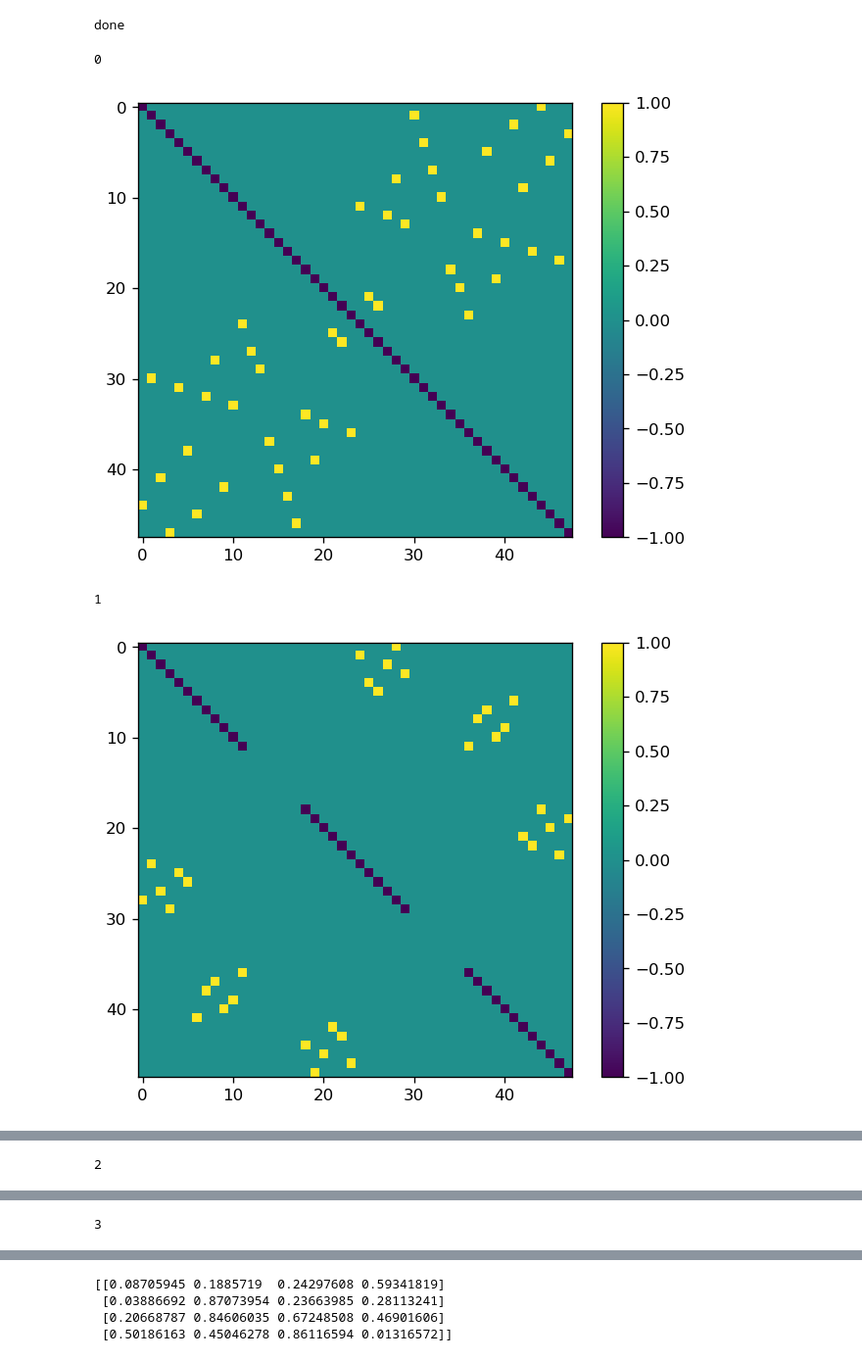
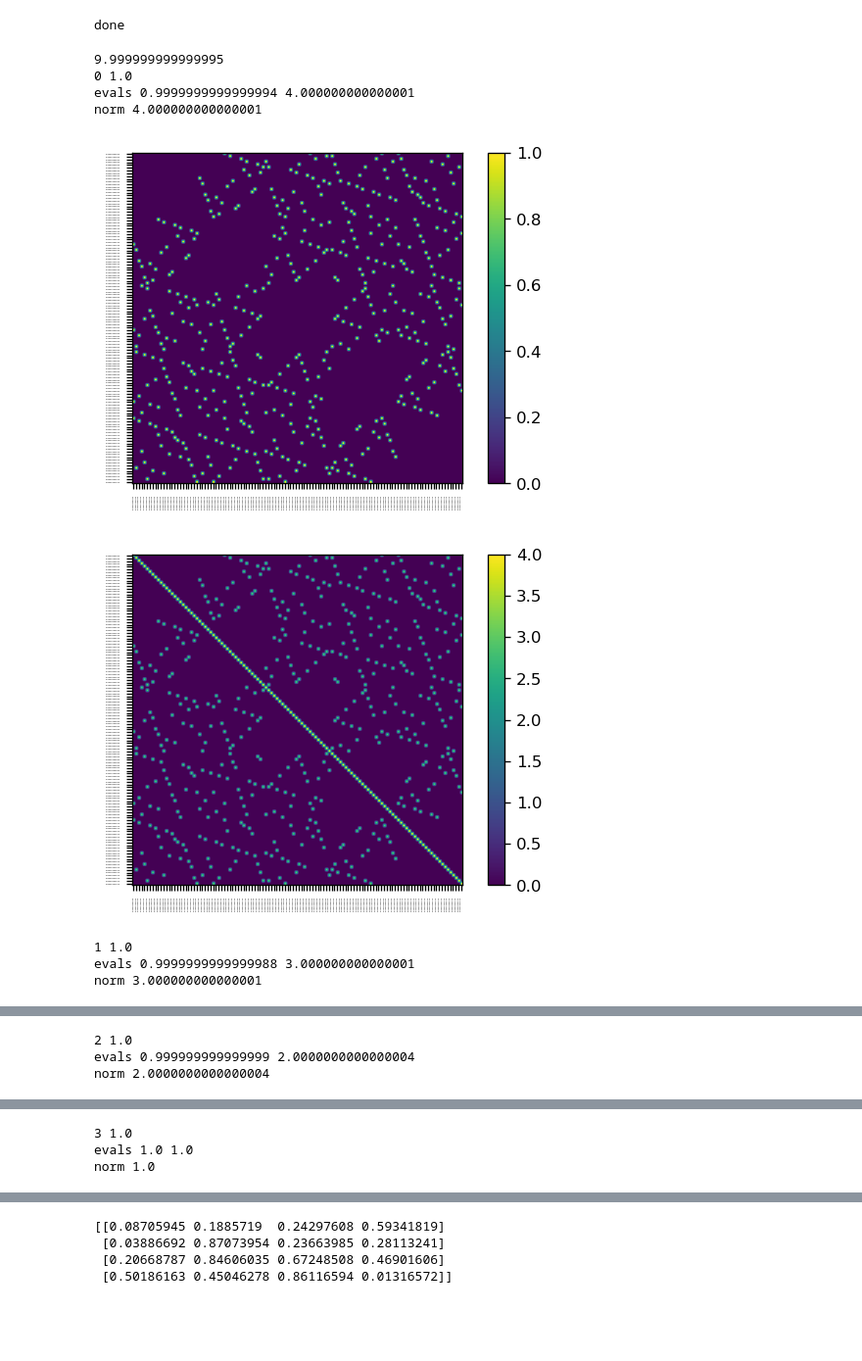
Before and after one commit to blake-holman/ED_Adversaries, a Jupyter notebook: garbage.ipynb, the cells around one changed output, grey strips where cells are left out. Shown: that part at 98% size. Saved outputs shown, nothing was run; the diff lists cells and outputs as text; code cells hidden in the pictures; blank space fills up the shorter version.

```diff
--- a/garbage.ipynb
+++ b/garbage.ipynb
@@ -90,9 +104,10 @@ def cycle_mat_k(cycles, assignment, k):
 # plt.imshow(mat)
 # # plt.imshow(mat-mat.T)
 # %%
-n=3
-m=2
+n=6
+m=1
 special_cycles, assignment = get_special_cycles(n,m)
+print(special_cycles)
 # print(special_cycles)
 # assignment = cycle_map(special_cycles)
 # print(special_cycles)
@@ -117,20 +136,41 @@ def remove_zeros(mat):
 # %%
 # plt.imshow(k_sum)
 # plt.show()
+print(np.linalg.norm(k_sum, 2))
+special_cycles_str = list_to_str(special_cycles)
 for k in range(len(k_mats)):
-    print(k)
-    reduced = k_mats[k]
+    reduced = (k_mats[k])
+    print(k, np.max(reduced))
+    evals = np.linalg.svd(reduced, full_matrices=False, compute_uv=False)
+    # evals.sort()
+    # print(evals)
     # L =np.linalg.cholesky(1*np.eye(reduced.shape[0])+reduced)
     # print(set(np.round(L, 7).flatten()))
-    # print(np.min(np.linalg.eigvals())
-    plt.imshow(reduced-reduced@reduced)
-    plt.colorbar()
-    plt.show()
+    # print(set(reduced.flatten()))
+    # print('sym', np.sum(np.abs(reduced -reduced.T)))
+    print('evals', np.min(evals), np.max(evals))
+    square = reduced@reduced
+    print('norm', np.linalg.norm(reduced,2))
+    # print('square', np.sum(np.abs((np.ones(reduced.shape[0])-np.eye(reduced.shape[0]))*square)))
+    visualize(reduced, (special_cycles_str, special_cycles_str))
+    G = nx.from_numpy_array(reduced)
+    pos = nx.spring_layout(G, scale=.1)
+    # pos = None
+    # nx.draw(G ,pos=pos, node_size=.5)
+    # plt.show()
+    visualize( square, (special_cycles_str, special_cycles_str))
+    # plt.colorbar()
+    # plt.show()
     # plt.imshow(np.linalg.eig(reduced)[1])
     # plt.colorbar()
     # plt.show()
 # %% [output]
-0
+9.999999999999995
+0 1.0
+evals 0.9999999999999994 4.000000000000001
+norm 4.000000000000001
-[figure, old version]
+[figure, new version]
+[figure, new version]
-1
+1 1.0
+evals 0.9999999999999988 3.000000000000001
+norm 3.000000000000001
-[figure, old version]
@@ -137 +179,3 @@ for k in range(len(k_mats)):
-2
+2 1.0
+evals 0.999999999999999 2.0000000000000004
+norm 2.0000000000000004
@@ -139 +184,3 @@ for k in range(len(k_mats)):
-3
+3 1.0
+evals 1.0 1.0
+norm 1.0
```
Also changed, not shown: parts of 7 cells of this notebook, 1 other file.
